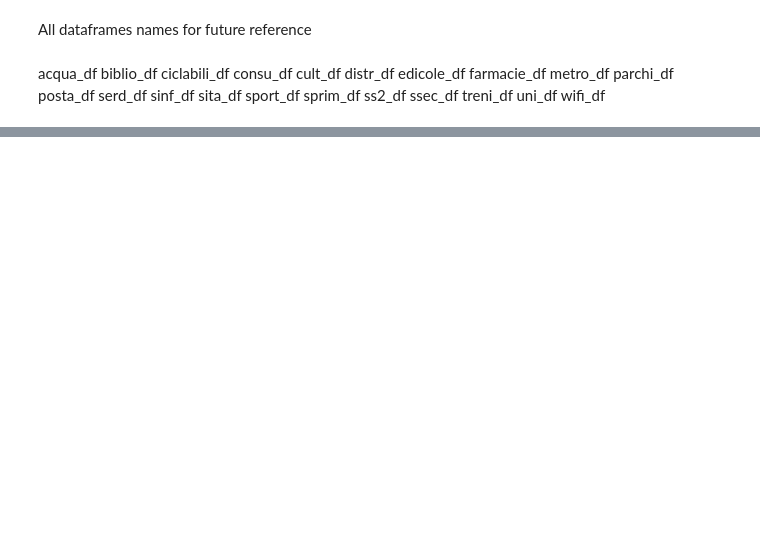
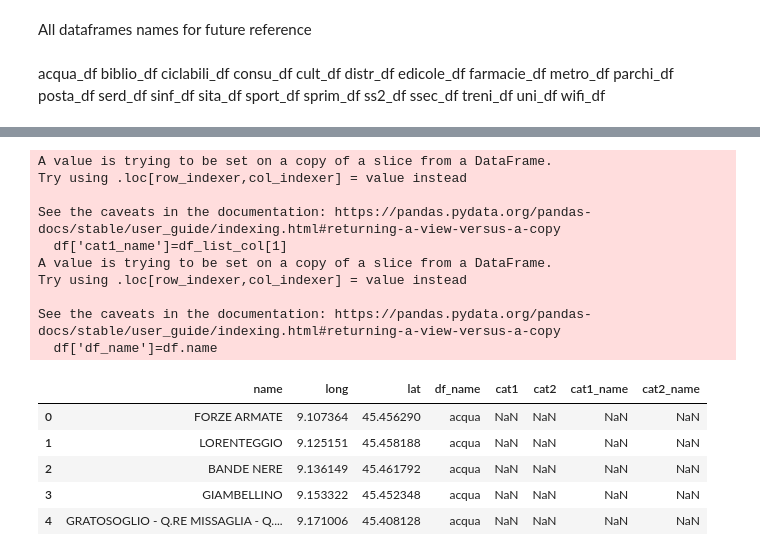
Before and after one commit to giuliofrey/bsc_thesis, a Jupyter notebook: data_cleaning.ipynb, the cells around one changed output, grey strips where cells are left out. Saved outputs shown, nothing was run; the diff lists cells and outputs as text; code cells hidden in the pictures; blank space fills up the shorter version.

```diff
--- a/data_cleaning.ipynb
+++ b/data_cleaning.ipynb
@@ -318,3 +443,5 @@ treni_df.head()
 | 2 | Milano Porta Garibaldi Sup. | Superficie | S11 | Dati indicativi non ufficiali. | 9 | 9 | PORTA GARIBALDI - PORTA NUOVA | 9.186751 | 45.485593 | ... |
 | 3 | Milano Lambrate | Superficie | S9 | Dati indicativi non ufficiali. | 3 | 22 | CITTA' STUDI | 9.236898 | 45.484872 | ... |
 | 4 | Milano Porta Garibaldi Sott. | Sotterranea | S1 S2 S5 S6 S13 | Dati indicativi non ufficiali. | 9 | 9 | PORTA GARIBALDI - PORTA NUOVA | 9.186162 | 45.484334 | ... |
+# %%
+treni_df=treni_df[['Stazione', 'Linee', 'LONG_X_4326', 'LAT_Y_4326']]
@@ -328,3 +457,7 @@ metro_df.head()
 | 2 | 891 | WAGNER | 1 | 9.155914 | 45.467950 | (45.4679501010405, 9.15591440789603) |
 | 3 | 892 | VIMODRONE | 2 | 9.285989 | 45.515783 | (45.5157833010269, 9.28598910784986) |
 | 4 | 893 | VILLA S.G. | 1 | 9.226130 | 45.517455 | (45.517454501031, 9.22613020787426) |
+# %%
+metro_df=metro_df[['nome', 'linee', 'LONG_X_4326', 'LAT_Y_4326']]
+metro_len=len(metro_df)
+metro_df.head()
@@ -338,3 +480,7 @@ posta_df.head()
 | 2 | 3 | Ufficio PT | CORSO ITALIA, 16 | 02-804336 | 02-86454450 | 20122 | 1 | 1 | DUOMO | 9.187470 | ... |
 | 3 | 4 | Ufficio PT | CORSO SEMPIONE, 94 | NaN | NaN | 20154 | 8 | 69 | SARPI | 9.158508 | ... |
 | 4 | 5 | Ufficio PT | CORSO VENEZIA, 42 | 02-76023056 | 02-7837251 | 20121 | 1 | 4 | GUASTALLA | 9.202703 | ... |
+# %%
+posta_df=posta_df[['Indirizzo', 'LONG_X_4326', 'LAT_Y_4326']]
+posta_len=len(posta_df)
+posta_df.head()
@@ -366,0 +589,36 @@ df_list=[acqua_df, biblio_df, ciclabili_df, consu_df, cult_df, distr_df, edicole
+# %%
+def rename(df):
+    df_list_col=list(df.columns)
+    df_num_col=len(list(df.columns))
+    if df_num_col==3:
+        df.columns=['name', 'long', 'lat']
+    if df_num_col==4:
+        df.columns=['name','cat1','long', 'lat']
+        df['cat1_name']=df_list_col[1]
+    if df_num_col==5:
+        df.columns=['name','cat1', 'cat2', 'long', 'lat']
+        df['cat1_name']=df_list_col[1]
+        df['cat2_name']=df_list_col[2]
+    df['df_name']=df.name
+    return df
+# %%
+df_list=[rename(dataset) for dataset in df_list]
+merged_df=pd.concat(df_list, axis=0)
+merged_df.head()
+# %% [output]
+A value is trying to be set on a copy of a slice from a DataFrame.
+Try using .loc[row_indexer,col_indexer] = value instead
+
+See the caveats in the documentation: https://pandas.pydata.org/pandas-docs/stable/user_guide/indexing.html#returning-a-view-versus-a-copy
+  df['cat1_name']=df_list_col[1]
+A value is trying to be set on a copy of a slice from a DataFrame.
+Try using .loc[row_indexer,col_indexer] = value instead
+
+See the caveats in the documentation: https://pandas.pydata.org/pandas-docs/stable/user_guide/indexing.html#returning-a-view-versus-a-copy
+  df['df_name']=df.name
+|  | name | long | lat | df_name | cat1 | cat2 | cat1_name | cat2_name |
+| 0 | FORZE ARMATE | 9.107364 | 45.456290 | acqua | NaN | NaN | NaN | NaN |
+| 1 | LORENTEGGIO | 9.125151 | 45.458188 | acqua | NaN | NaN | NaN | NaN |
+| 2 | BANDE NERE | 9.136149 | 45.461792 | acqua | NaN | NaN | NaN | NaN |
+| 3 | GIAMBELLINO | 9.153322 | 45.452348 | acqua | NaN | NaN | NaN | NaN |
+| 4 | GRATOSOGLIO - Q.RE MISSAGLIA - Q.... | 9.171006 | 45.408128 | acqua | NaN | NaN | NaN | NaN |
```
Also changed, not shown: parts of 33 cells of this notebook, 2 other files.
